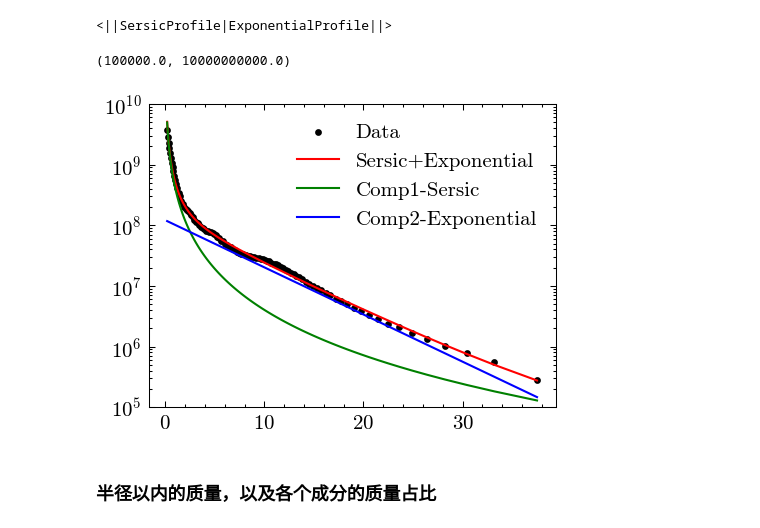
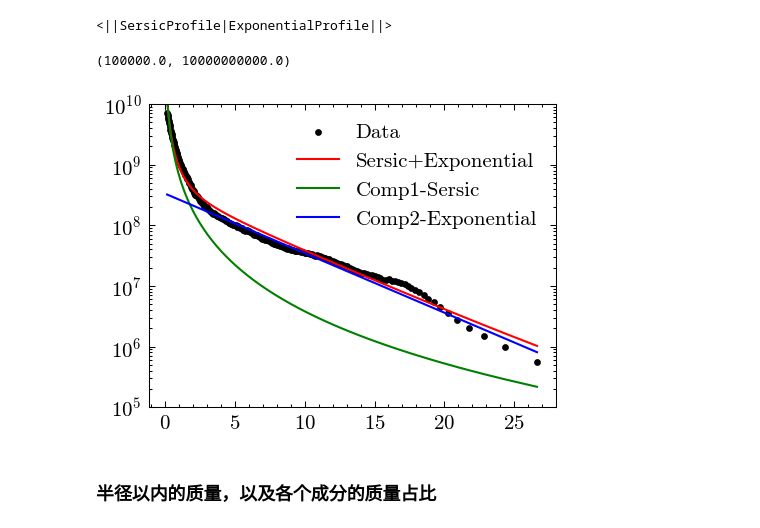
Before and after one commit to wx-ys/gal1d, a Jupyter notebook: example.ipynb, the cells around one changed output. Cells and saved outputs as stored; diff of their text form; code cells hidden in the pictures.

```diff
--- a/example.ipynb
+++ b/example.ipynb
@@ -12,7 +12,7 @@ import gal1d
 BATHPATH='/home/dumin/IllustrisTNG/TNG50-1/output/'
 snap99=TNGsimulation.Snapshot(BasePath=BATHPATH,Snap=99)
 # %%
-sub= snap99.load_particle(12)
+sub= snap99.load_particle(547293)
 sub.physical_units()
 sub.face_on(alignwith='star',rmax=8)
 # %%
@@ -165,12 +165,12 @@ plt.xscale('log')
 # %%
-bins = sub.R(np.linspace(0.01,0.99,100),calfor='star',calpa='mass')
+bins = sub.R(np.linspace(0.01,0.99,200),calfor='star',calpa='mass')
 pR = TNGtools.Profile(sub.s,ndim=2,bins=bins)
 Rstar = pR['rbins'][pR['density']>0]
 denstar = pR['density'][pR['density']>0]
 # %% [markdown]
 ### 拟合以及表达式
 # %%
-gal1d.SersicProfile.BOUND['n']=[0.2,20]
+#gal1d.SersicProfile.BOUND['n']=[0.2,20]
 
 ser,jic =gal1d.SersicProfile.fit(Rstar,denstar,use_analytical_jac=True)
 for i in ser.keys():
@@ -253,7 +253,7 @@ plt.yscale('log')
 # %% [markdown]
 ## 拟合多成分的曲线，用MultiProfiles，add_profile
 # %%
-Ser_Exp = gal1d.MultiProfiles()
+Ser_Exp = gal1d.MultiProfiles(ndim=2)
 gal1d.SersicProfile.BOUND['n'] = [0,8]
 Ser_Exp.add_profile(gal1d.SersicProfile)
 Ser_Exp.add_profile(gal1d.ExponentialProfile)
@@ -265,15 +265,15 @@ Ser_Exp
 # %%
 plt.figure(dpi=150)
 plt.scatter(Rstar,denstar,label='Data',c='k',s=5)
 plt.plot(Rstar,Ser_Exp(Rstar),label='Sersic+Exponential',c='r')
-plt.plot(Rstar,Ser_Exp['c1']*Ser_Exp['p1'](Rstar),label='Comp1-Sersic',c='g')
-plt.plot(Rstar,Ser_Exp['c2']*Ser_Exp['p2'](Rstar),label='Comp2-Exponential',c='b')
+plt.plot(Rstar,Ser_Exp['p1'](Rstar),label='Comp1-Sersic',c='g')
+plt.plot(Rstar,Ser_Exp['p2'](Rstar),label='Comp2-Exponential',c='b')
 plt.legend()
 plt.yscale('log')
 plt.ylim(1e5,1e10)
 # %% [output]
 (100000.0, 10000000000.0)
-[figure, old version]
+[figure, new version]
 # %% [markdown]
 ### 半径以内的质量，以及各个成分的质量占比
 # %%
```
Also changed, not shown: parts of 25 cells of this notebook, 4 other files.
